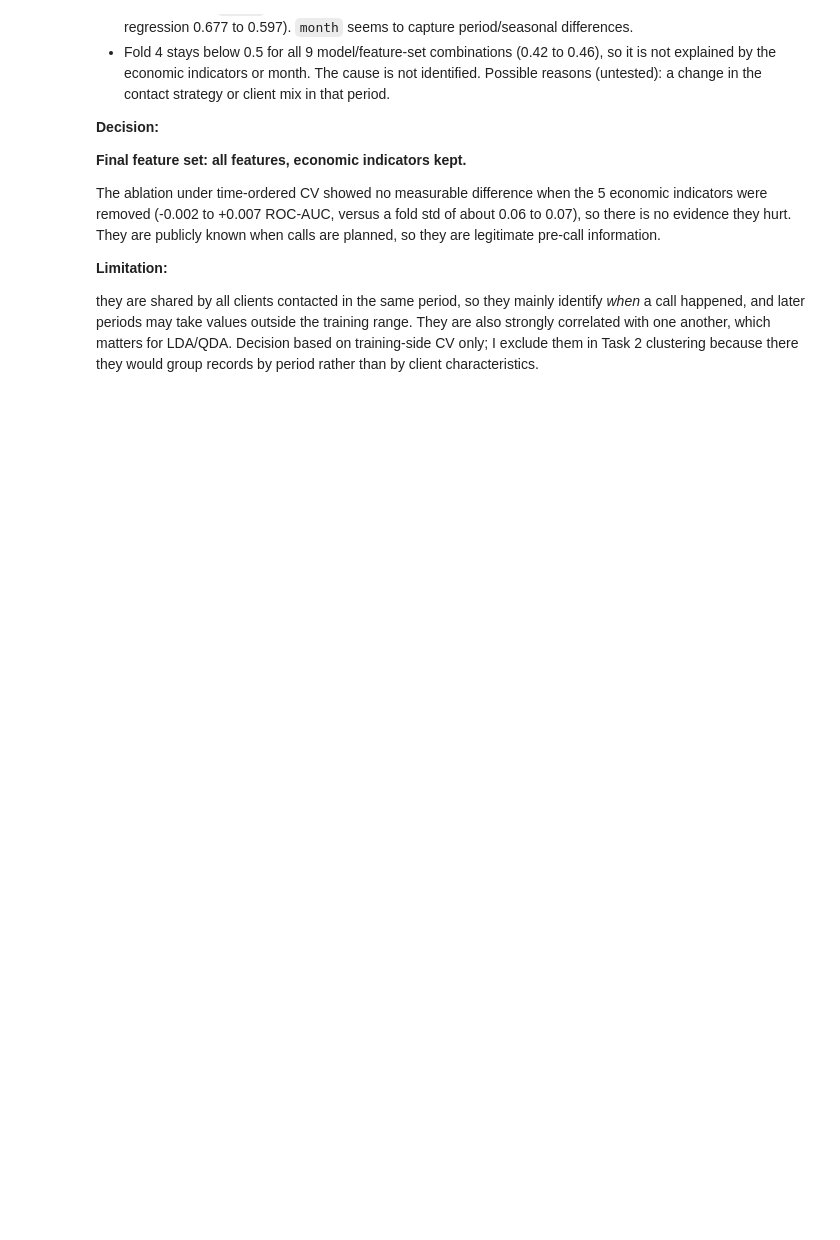
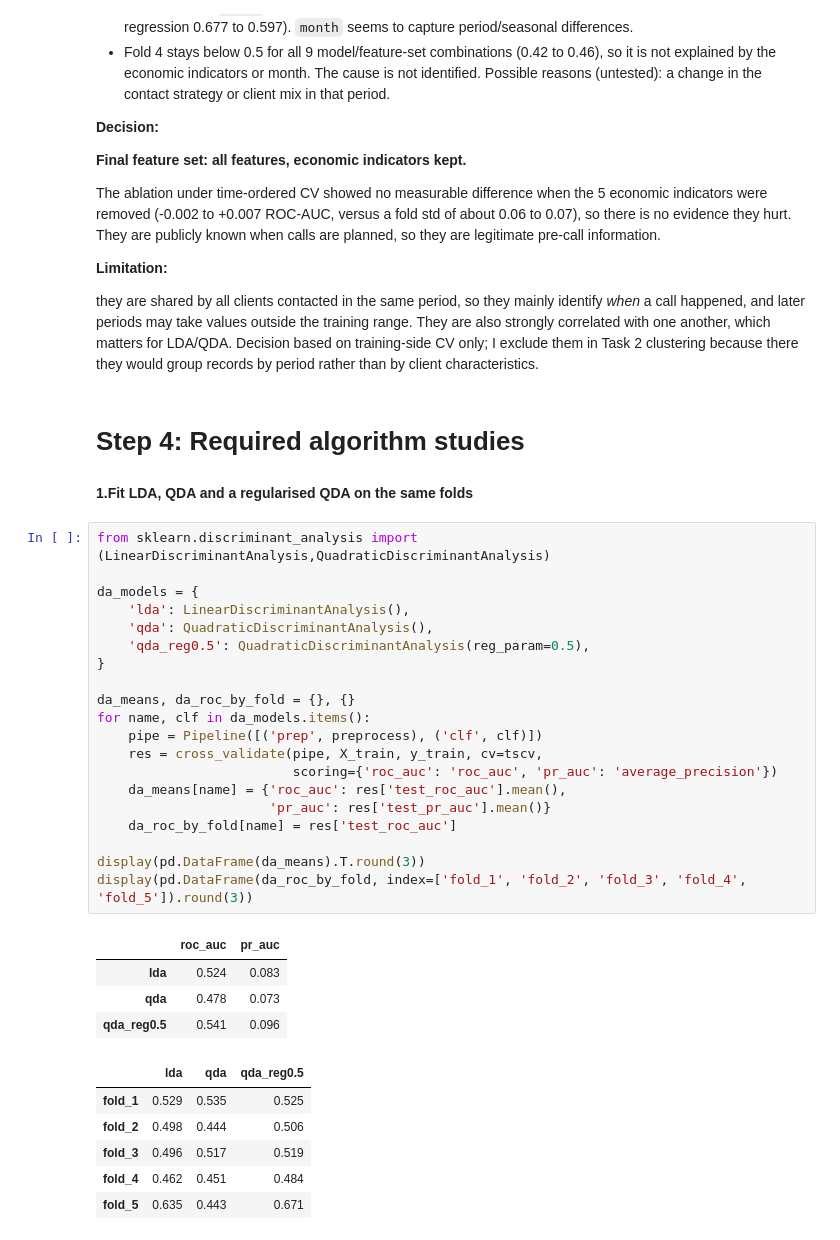
Before and after one commit to ShreyaKantamsetty/bank-campaign-prediction, a Jupyter notebook: notebooks/task1.ipynb, the cells around one changed output. Drawn from its saved outputs; the diff is of its cells as text; blank space fills up the shorter version.

Commit message:
Task 1 notebook: Algorithm studies complete (LDA, QDA, regularised QDA diagnostics; QDA covariance warnings documented)

```diff
--- a/notebooks/task1.ipynb
+++ b/notebooks/task1.ipynb
@@ -819,3 +819,38 @@ display(roc_by_fold)
 **Limitation:**
 
 they are shared by all clients contacted in the same period, so they mainly identify *when* a call happened, and later periods may take values outside the training range. They are also strongly correlated with one another, which matters for LDA/QDA. Decision based on training-side CV only; I exclude them in Task 2 clustering because there they would group records by period rather than by client characteristics.
+# %% [markdown]
+# Step 4: Required algorithm studies
+# %% [markdown]
+**1.Fit LDA, QDA and a regularised QDA on the same folds**
+# %%
+from sklearn.discriminant_analysis import (LinearDiscriminantAnalysis,QuadraticDiscriminantAnalysis)
+
+da_models = {
+    'lda': LinearDiscriminantAnalysis(),
+    'qda': QuadraticDiscriminantAnalysis(),
+    'qda_reg0.5': QuadraticDiscriminantAnalysis(reg_param=0.5),
+}
+
+da_means, da_roc_by_fold = {}, {}
+for name, clf in da_models.items():
+    pipe = Pipeline([('prep', preprocess), ('clf', clf)])
+    res = cross_validate(pipe, X_train, y_train, cv=tscv,
+                         scoring={'roc_auc': 'roc_auc', 'pr_auc': 'average_precision'})
+    da_means[name] = {'roc_auc': res['test_roc_auc'].mean(),
+                      'pr_auc': res['test_pr_auc'].mean()}
+    da_roc_by_fold[name] = res['test_roc_auc']
+
+display(pd.DataFrame(da_means).T.round(3))
+display(pd.DataFrame(da_roc_by_fold, index=['fold_1', 'fold_2', 'fold_3', 'fold_4', 'fold_5']).round(3))
+# %% [output]
+|  | roc_auc | pr_auc |
+| lda | 0.524 | 0.083 |
+| qda | 0.478 | 0.073 |
+| qda_reg0.5 | 0.541 | 0.096 |
+|  | lda | qda | qda_reg0.5 |
+| fold_1 | 0.529 | 0.535 | 0.525 |
+| fold_2 | 0.498 | 0.444 | 0.506 |
+| fold_3 | 0.496 | 0.517 | 0.519 |
+| fold_4 | 0.462 | 0.451 | 0.484 |
+| fold_5 | 0.635 | 0.443 | 0.671 |
```
Also changed, not shown: parts of 5 cells of this notebook.
